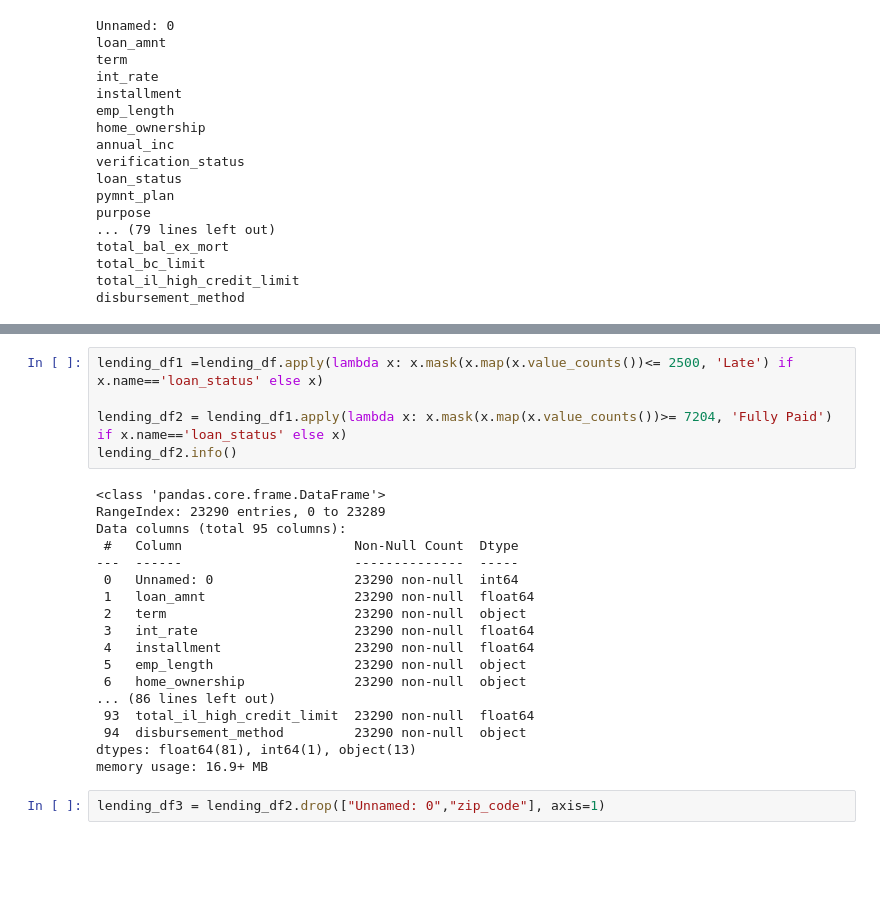
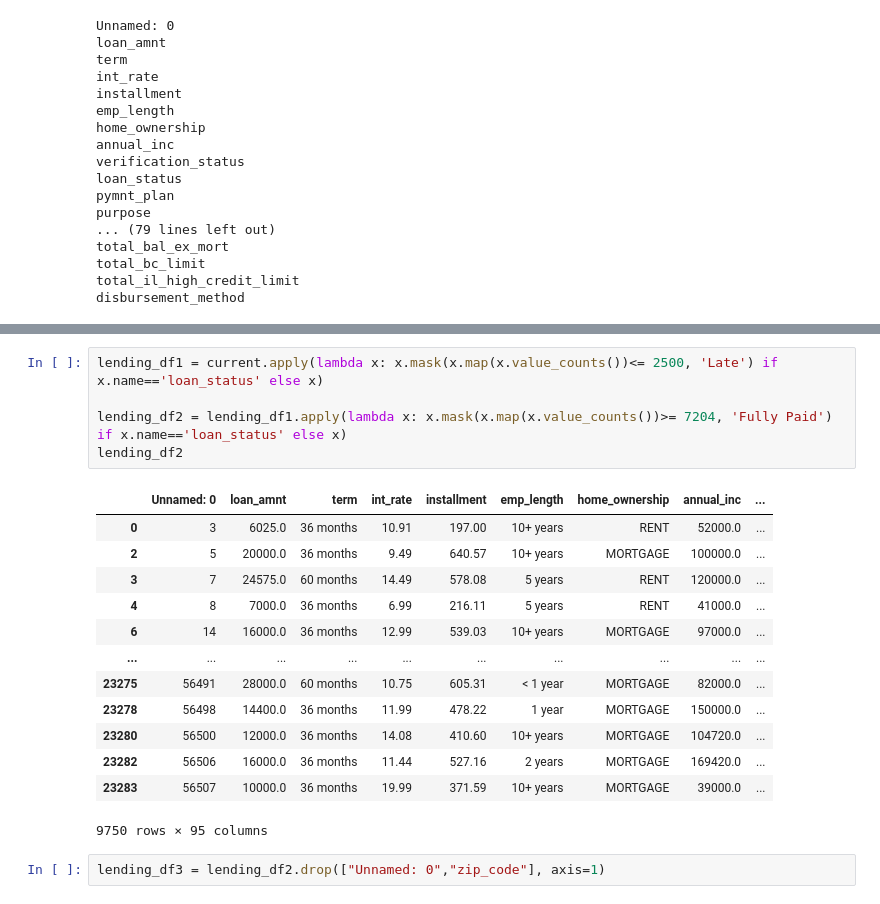
Before and after one commit to RSGDATA/loan_project, a Jupyter notebook: Lending_tree_learning_model.ipynb, the cells around one changed output, grey strips where cells are left out. Cells and saved outputs as stored; diff of their text form; blank space fills up the shorter version.

```diff
--- a/Lending_tree_learning_model.ipynb
+++ b/Lending_tree_learning_model.ipynb
@@ -59,26 +63,22 @@ Name: loan_status, dtype: int64
 # %%
-lending_df1 =lending_df.apply(lambda x: x.mask(x.map(x.value_counts())<= 2500, 'Late') if x.name=='loan_status' else x)
+lending_df1 = current.apply(lambda x: x.mask(x.map(x.value_counts())<= 2500, 'Late') if x.name=='loan_status' else x)
 
 lending_df2 = lending_df1.apply(lambda x: x.mask(x.map(x.value_counts())>= 7204, 'Fully Paid') if x.name=='loan_status' else x)
-lending_df2.info()
+lending_df2
 # %% [output]
+|  | Unnamed: 0 | loan_amnt | term | int_rate | installment | emp_length | home_ownership | annual_inc | ... |
+| 0 | 3 | 6025.0 | 36 months | 10.91 | 197.00 | 10+ years | RENT | 52000.0 | ... |
+| 2 | 5 | 20000.0 | 36 months | 9.49 | 640.57 | 10+ years | MORTGAGE | 100000.0 | ... |
+| 3 | 7 | 24575.0 | 60 months | 14.49 | 578.08 | 5 years | RENT | 120000.0 | ... |
+| 4 | 8 | 7000.0 | 36 months | 6.99 | 216.11 | 5 years | RENT | 41000.0 | ... |
+| 6 | 14 | 16000.0 | 36 months | 12.99 | 539.03 | 10+ years | MORTGAGE | 97000.0 | ... |
+| ... | ... | ... | ... | ... | ... | ... | ... | ... | ... |
+| 23275 | 56491 | 28000.0 | 60 months | 10.75 | 605.31 | < 1 year | MORTGAGE | 82000.0 | ... |
+| 23278 | 56498 | 14400.0 | 36 months | 11.99 | 478.22 | 1 year | MORTGAGE | 150000.0 | ... |
+| 23280 | 56500 | 12000.0 | 36 months | 14.08 | 410.60 | 10+ years | MORTGAGE | 104720.0 | ... |
+| 23282 | 56506 | 16000.0 | 36 months | 11.44 | 527.16 | 2 years | MORTGAGE | 169420.0 | ... |
+| 23283 | 56507 | 10000.0 | 36 months | 19.99 | 371.59 | 10+ years | MORTGAGE | 39000.0 | ... |
-<class 'pandas.core.frame.DataFrame'>
-RangeIndex: 23290 entries, 0 to 23289
-Data columns (total 95 columns):
- #   Column                      Non-Null Count  Dtype
----  ------                      --------------  -----
- 0   Unnamed: 0                  23290 non-null  int64
- 1   loan_amnt                   23290 non-null  float64
- 2   term                        23290 non-null  object
- 3   int_rate                    23290 non-null  float64
- 4   installment                 23290 non-null  float64
- 5   emp_length                  23290 non-null  object
- 6   home_ownership              23290 non-null  object
-... (86 lines left out)
- 93  total_il_high_credit_limit  23290 non-null  float64
- 94  disbursement_method         23290 non-null  object
-dtypes: float64(81), int64(1), object(13)
-memory usage: 16.9+ MB
+9750 rows × 95 columns
 # %%
 lending_df3 = lending_df2.drop(["Unnamed: 0","zip_code"], axis=1)
 # %%
```
Also changed, not shown: parts of 6 cells of this notebook, 2 other files.
